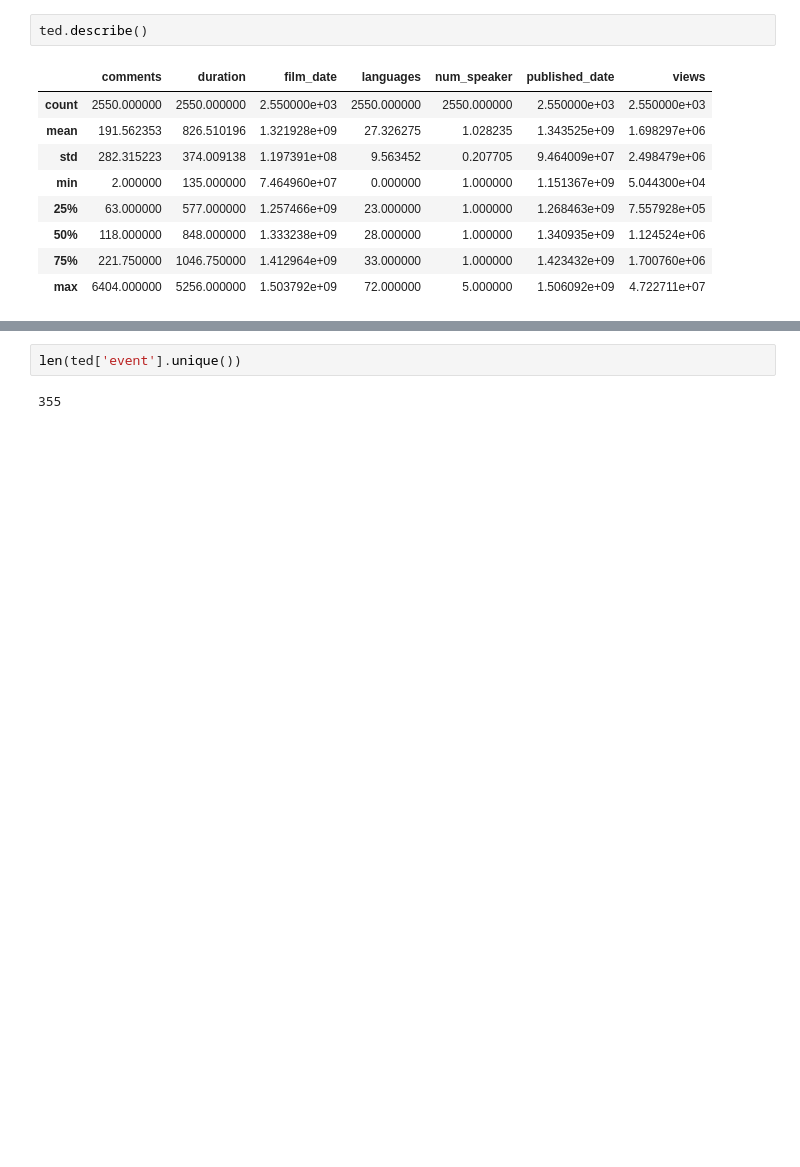
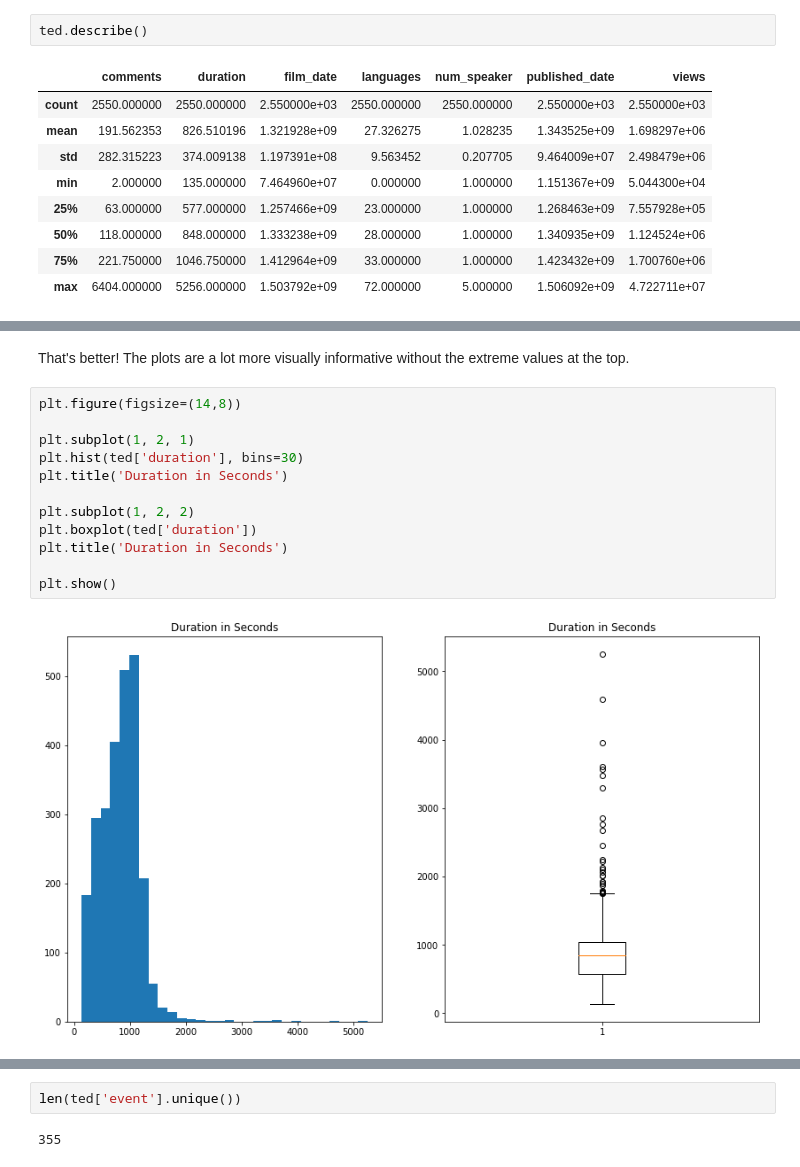
Before and after one commit to lilpricey/Thinkful, a Jupyter notebook: fundamentals/capstone report.ipynb, the cells around one changed output, grey strips where cells are left out. Cells and saved outputs as stored; diff of their text form; blank space fills up the shorter version.

```diff
--- a/fundamentals/capstone report.ipynb
+++ b/fundamentals/capstone report.ipynb
@@ -65,0 +110,16 @@ plt.show()
+# %% [markdown]
+That's better! The plots are a lot more visually informative without the extreme values at the top.
+# %%
+plt.figure(figsize=(14,8))
+
+plt.subplot(1, 2, 1)
+plt.hist(ted['duration'], bins=30)
+plt.title('Duration in Seconds')
+
+plt.subplot(1, 2, 2)
+plt.boxplot(ted['duration'])
+plt.title('Duration in Seconds')
+
+plt.show()
+# %% [output]
+[figure, added]
```
Also changed, not shown: parts of 43 cells of this notebook.
